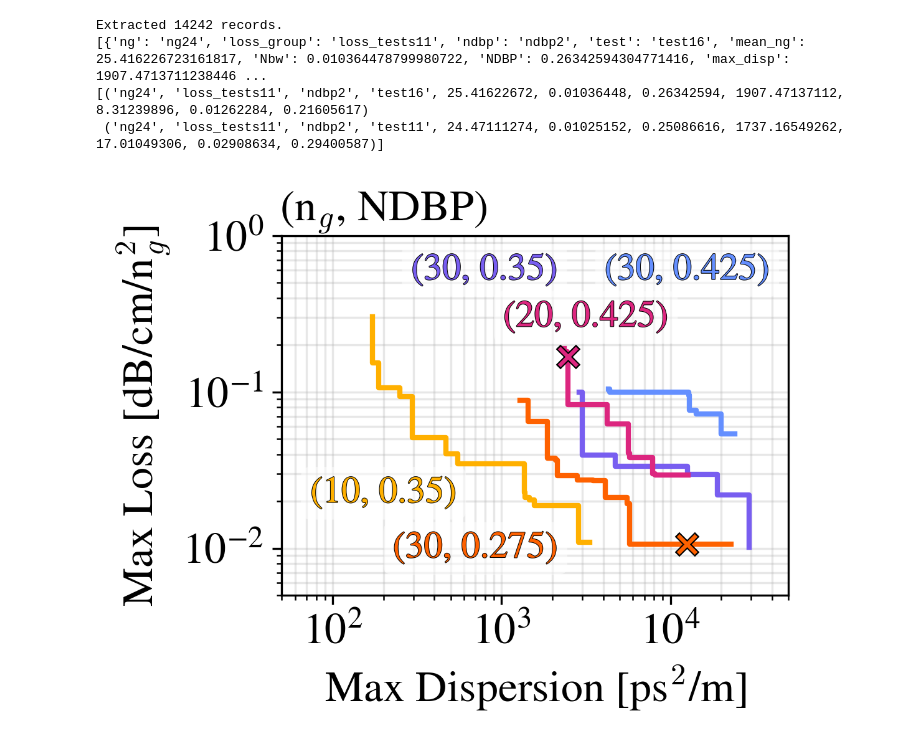
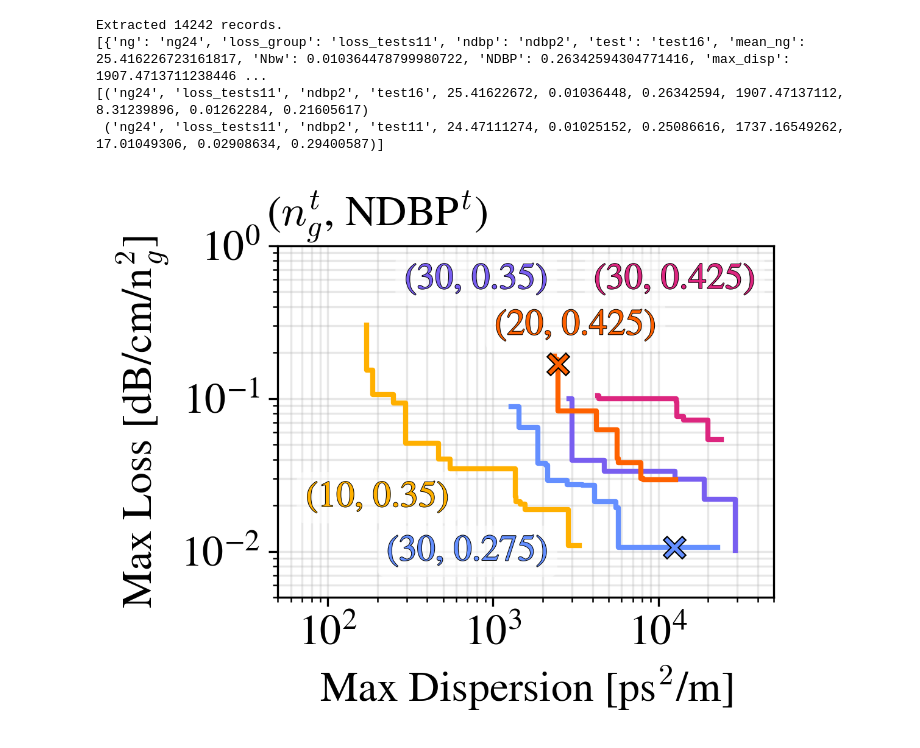
Before and after one commit to DominicJThompson/optGME, a Jupyter notebook: paper2/plots/diagramsV2.ipynb, the cells around one changed output. Cells and saved outputs as stored; diff of their text form; code cells hidden in the pictures.

```diff
--- a/paper2/plots/diagramsV2.ipynb
+++ b/paper2/plots/diagramsV2.ipynb
@@ -2329,11 +2292,11 @@ fig, ax = plt.subplots(figsize=(3.5,2.5), dpi=300)
 spacing = np.logspace(np.log10(5e1), np.log10(5e4),6)
 
 line_metadata = [
-                 ('ng30','ndbp1',cs['o'],'30','0.275',700,0.01),
+                 ('ng30','ndbp1',cs['b'],'30','0.275',700,0.01),
                  ('ng30','ndbp2',cs['p'],'30','0.35',spacing[2],0.6),
-                 ('ng30','ndbp3',cs['b'],'30','0.425',spacing[4],0.6),
+                 ('ng30','ndbp3',cs['m'],'30','0.425',spacing[4],0.6),
                  ('ng10','ndbp2',cs['y'],'10','0.35',200,0.0225),
-                 ('ng20','ndbp3',cs['m'],'20','0.425',spacing[3],0.3),]
+                 ('ng20','ndbp3',cs['o'],'20','0.425',spacing[3],0.3),]
 
 for idx, line in enumerate(line_metadata):
     mask = (
@@ -2394,33 +2357,33 @@ for idx, line in enumerate(line_metadata):
         va='center',
         bbox=dict(facecolor='white', edgecolor='none', alpha=0.5, boxstyle='round,pad=0.25')
     )
 
     t.set_path_effects([
         pe.Stroke(linewidth=.5, foreground="black"),  # outline thickness
         pe.Normal()
     ])
 
     #add x markers
     if idx == 0:
         ax.scatter(x_steps[-5], y_steps[-5], marker='x', s=50 * TEXT_SCALE, color='black',linewidth=2.5,zorder=5)
         ax.scatter(x_steps[-5], y_steps[-5], marker='x', s=40 * TEXT_SCALE, color=line[2],zorder=6)
     if  idx == 4:
         ax.scatter(x_steps[10], y_steps[10], marker='x', s=50 * TEXT_SCALE, color='black',linewidth=2.5,zorder=5)
         ax.scatter(x_steps[10], y_steps[10], marker='x', s=40 * TEXT_SCALE, color=line[2],zorder=6)
 
 #add text labels
-ax.text(spacing[1], 1.4, f"(n$_g$, NDBP)", fontsize=14*TEXT_SCALE, color='black', ha='center', va='center')
+ax.text(spacing[1], 1.55, f"($n_g^t$, NDBP$^t$)", fontsize=14*TEXT_SCALE, color='black', ha='center', va='center')
 
 ax.set_xlabel(r"Max Dispersion [ps$^2$/m]", fontsize=14*TEXT_SCALE)
 ax.set_ylabel(r"Max Loss [dB/cm/n$_g^2$]", fontsize=14*TEXT_SCALE)
 ax.grid(True, alpha=0.3, which='both')
 ax.tick_params(axis='both', which='major', labelsize=14*TEXT_SCALE)
 ax.set_xscale("log")
 ax.set_yscale("log")
 ax.set_xlim(5e1, 5e4)
 ax.set_ylim(5e-3, 1)
 
 plt.show()
 # %% [output]
-[figure, old version]
+[figure, new version]
 # %%
```
Also changed, not shown: parts of 11 cells of this notebook, 1 other file.
